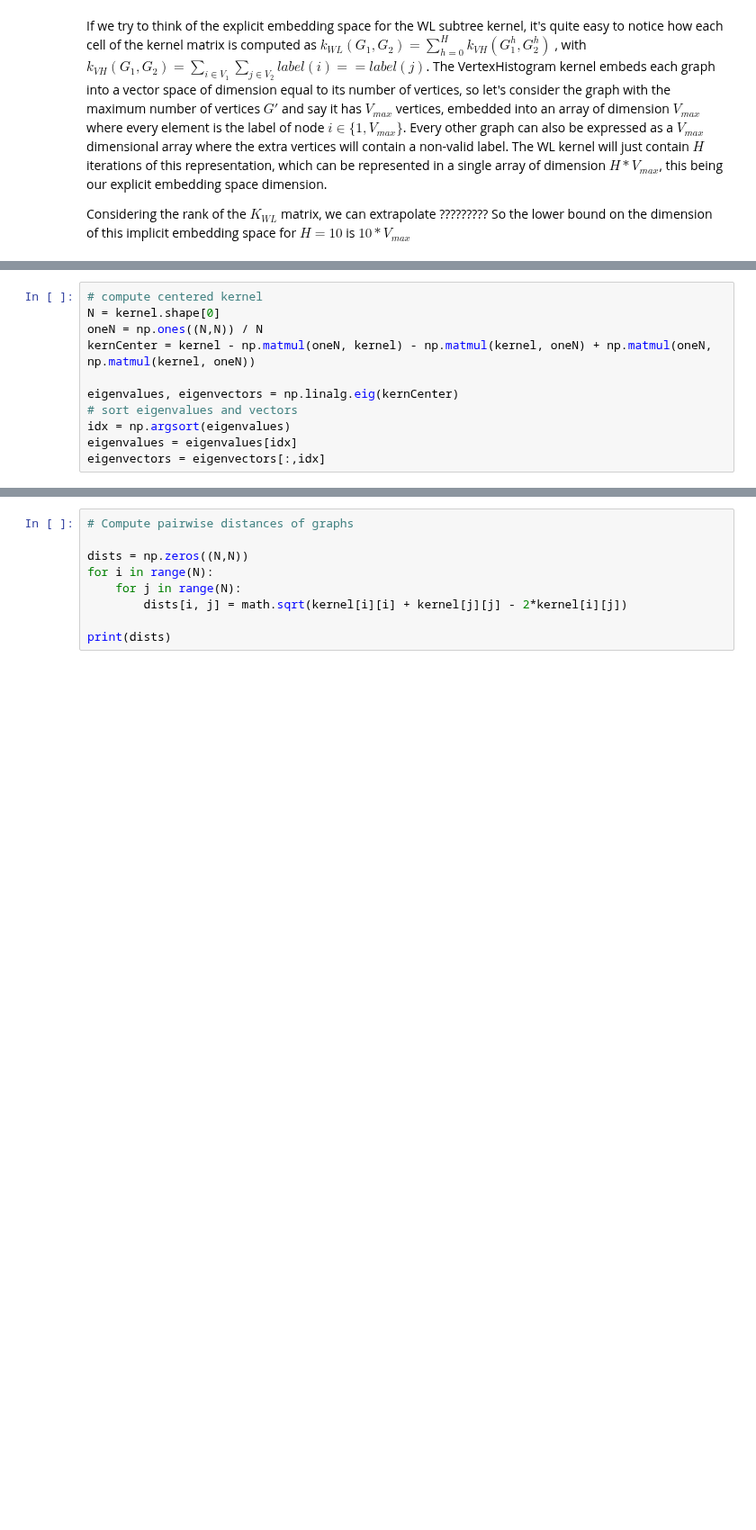
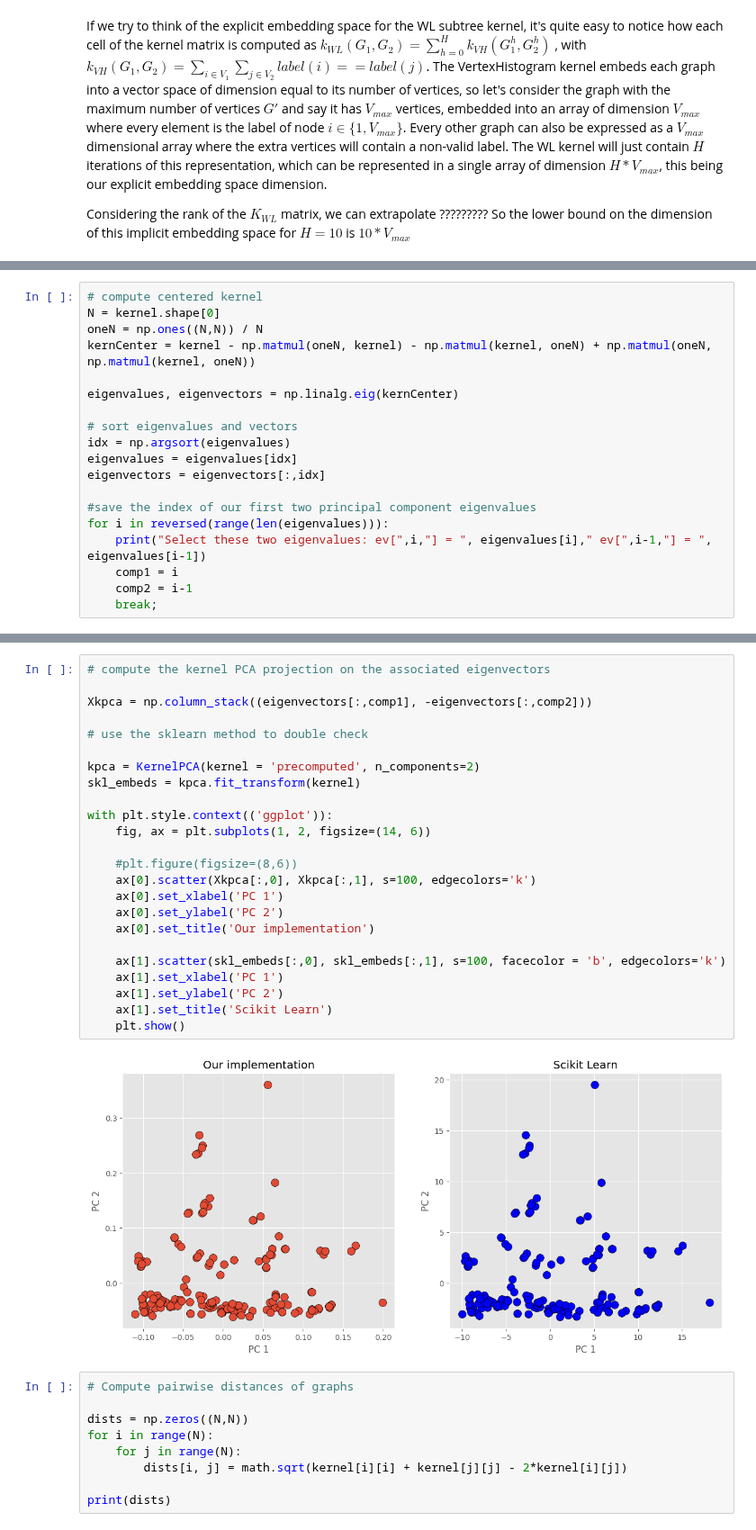
Before and after one commit to GiovanniFaldani/AlgorithmsInDataScience-Homework, a Jupyter notebook: Homework_II_Part_I.ipynb, the cells around one changed output, grey strips where cells are left out. Shown at 90% size. Cells and saved outputs as stored; diff of their text form; blank space fills up the shorter version.

```diff
--- a/Homework_II_Part_I.ipynb
+++ b/Homework_II_Part_I.ipynb
@@ -89,8 +91,16 @@ oneN = np.ones((N,N)) / N
 kernCenter = kernel - np.matmul(oneN, kernel) - np.matmul(kernel, oneN) + np.matmul(oneN, np.matmul(kernel, oneN))
 
 eigenvalues, eigenvectors = np.linalg.eig(kernCenter)
+
 # sort eigenvalues and vectors
 idx = np.argsort(eigenvalues)
 eigenvalues = eigenvalues[idx]
 eigenvectors = eigenvectors[:,idx]
+
+#save the index of our first two principal component eigenvalues
+for i in reversed(range(len(eigenvalues))):
+    print("Select these two eigenvalues: ev[",i,"] = ", eigenvalues[i]," ev[",i-1,"] = ", eigenvalues[i-1])
+    comp1 = i
+    comp2 = i-1
+    break;
 # %% [output]
@@ -98,3 +108,29 @@ eigenvectors = eigenvectors[:,idx]
+# %%
+# compute the kernel PCA projection on the associated eigenvectors
+
+Xkpca = np.column_stack((eigenvectors[:,comp1], -eigenvectors[:,comp2]))
+
+# use the sklearn method to double check
+
+kpca = KernelPCA(kernel = 'precomputed', n_components=2)
+skl_embeds = kpca.fit_transform(kernel)
+
+with plt.style.context(('ggplot')):
+    fig, ax = plt.subplots(1, 2, figsize=(14, 6))
+
+    #plt.figure(figsize=(8,6))
+    ax[0].scatter(Xkpca[:,0], Xkpca[:,1], s=100, edgecolors='k')
+    ax[0].set_xlabel('PC 1')
+    ax[0].set_ylabel('PC 2')
+    ax[0].set_title('Our implementation')
+
+    ax[1].scatter(skl_embeds[:,0], skl_embeds[:,1], s=100, facecolor = 'b', edgecolors='k')
+    ax[1].set_xlabel('PC 1')
+    ax[1].set_ylabel('PC 2')
+    ax[1].set_title('Scikit Learn')
+    plt.show()
+# %% [output]
+[figure, added]
 # %%
 # Compute pairwise distances of graphs
 
```
Also changed, not shown: parts of 4 cells of this notebook.
